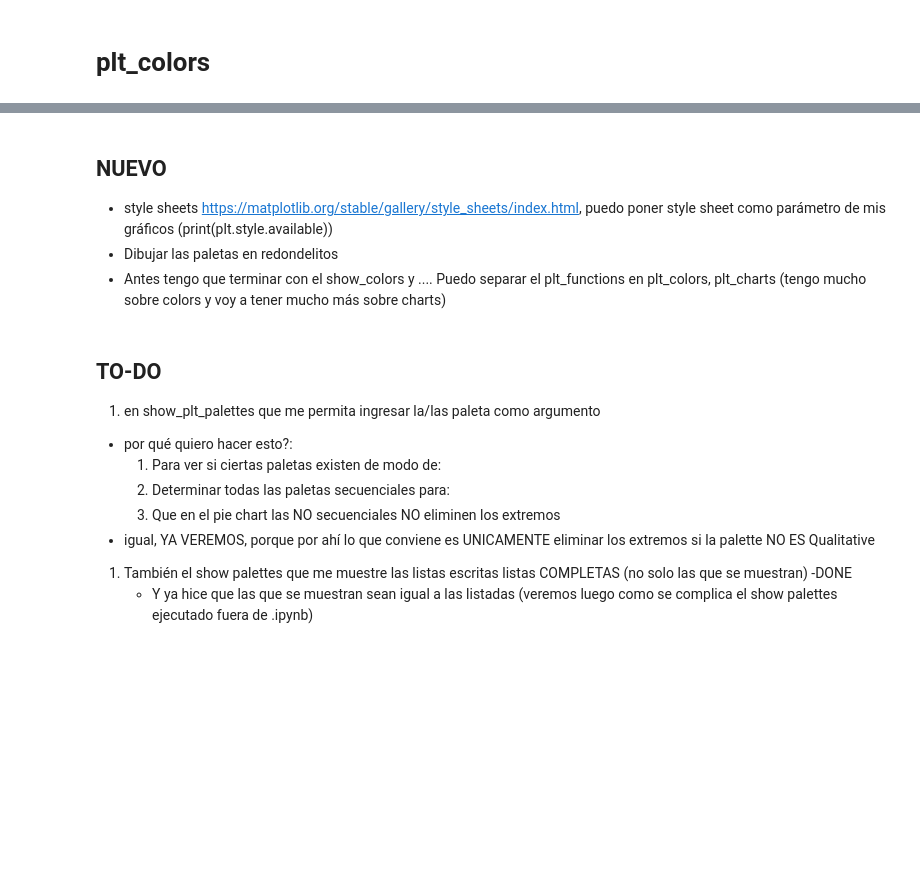
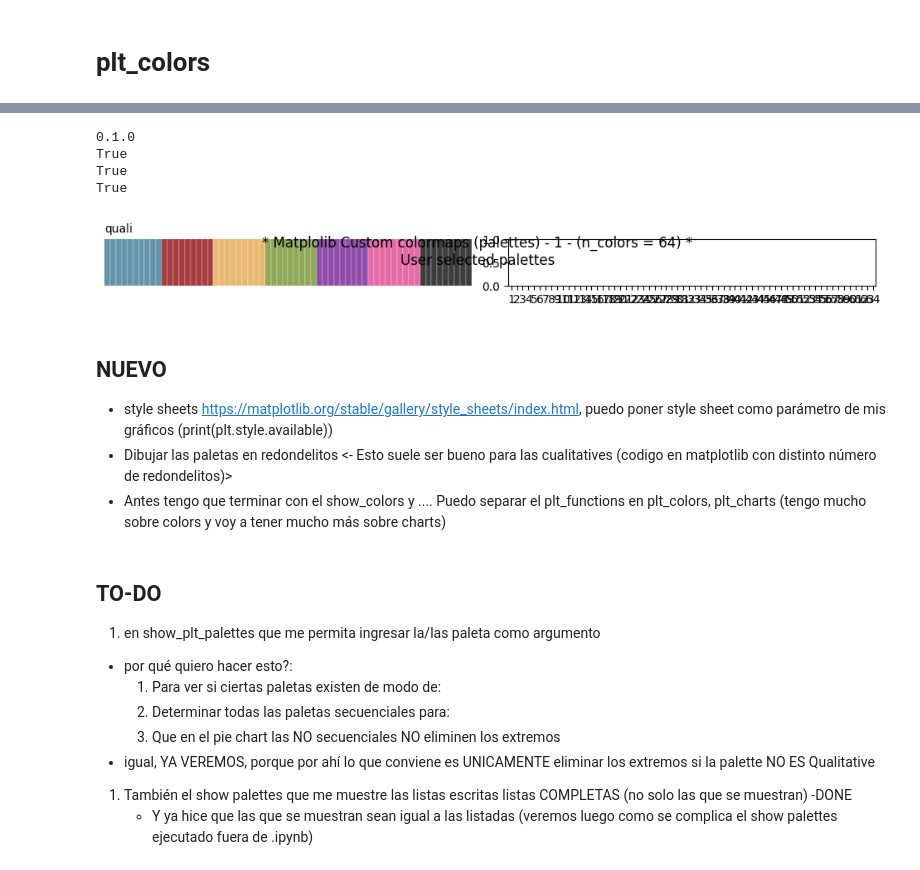
Before and after one commit to jmonti-gh/jm_utils, a Jupyter notebook: dev/plt_colors.ipynb, the cells around one changed output, grey strips where cells are left out. Saved outputs shown, nothing was run; the diff lists cells and outputs as text; code cells hidden in the pictures; blank space fills up the shorter version.

Commit message:
chore: register cmaps

```diff
--- a/dev/plt_colors.ipynb
+++ b/dev/plt_colors.ipynb
@@ -3,7 +18,36 @@
+# %%
+# Palettes from coolors.co
+qualitative = ["#6494aa","#a63d40","#e9b872","#90a959","#904ca9","#e56ba4","#3d3d3d"]
+vibrant_summer = ["#ff595e","#ffca3a","#8ac926","#1982c4","#6a4c93"]
+serene_blue = ["#e7ecef","#274c77","#6096ba","#a3cef1","#8b8c89"]
+sunny_beach_day = ["#001524","#15616d","#ffecd1","#ff7d00","#78290f"]
+neon_fusion = ["#04e762","#f5b700","#dc0073","#008bf8","#89fc00"]
+# %%
+# Vamos a probar el register y el reversed cmap
+import jm_utils.data.mpl_tints as mpl_tints
+from matplotlib import colormaps
+print(mpl_tints.__version__)
+
+print('viridis' in colormaps())
+print('quali' in colormaps())
+
+cmap_custom = mpl_tints.register_a_cmap('quali', qualitative, len(qualitative))
+print('quali' in colormaps())
+
+fig = mpl_tints.plot_mpl_palettes(['quali'])
+
+
+# sorted(colormaps())
+# %% [output]
+0.1.0
+True
+True
+True
+[figure, added]
 # %% [markdown]
 ## NUEVO
 - style sheets https://matplotlib.org/stable/gallery/style_sheets/index.html, puedo poner style sheet como parámetro de mis gráficos (print(plt.style.available))
-- Dibujar las paletas en redondelitos
+- Dibujar las paletas en redondelitos <- Esto suele ser bueno para las cualitatives (codigo en matplotlib con distinto número de redondelitos)>
 - Antes tengo que terminar con el show_colors y ....
     Puedo separar el plt_functions en plt_colors, plt_charts (tengo mucho sobre colors y voy a tener mucho más sobre charts)
 # %% [markdown]
```
Also changed, not shown: parts of 16 cells of this notebook, 1 other file.
